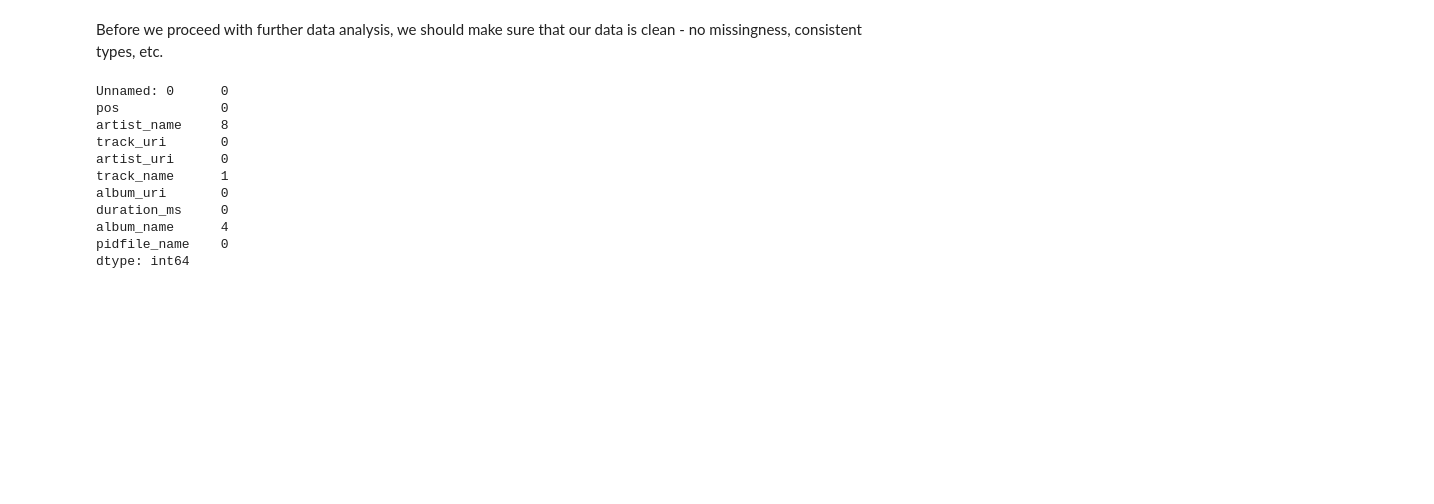
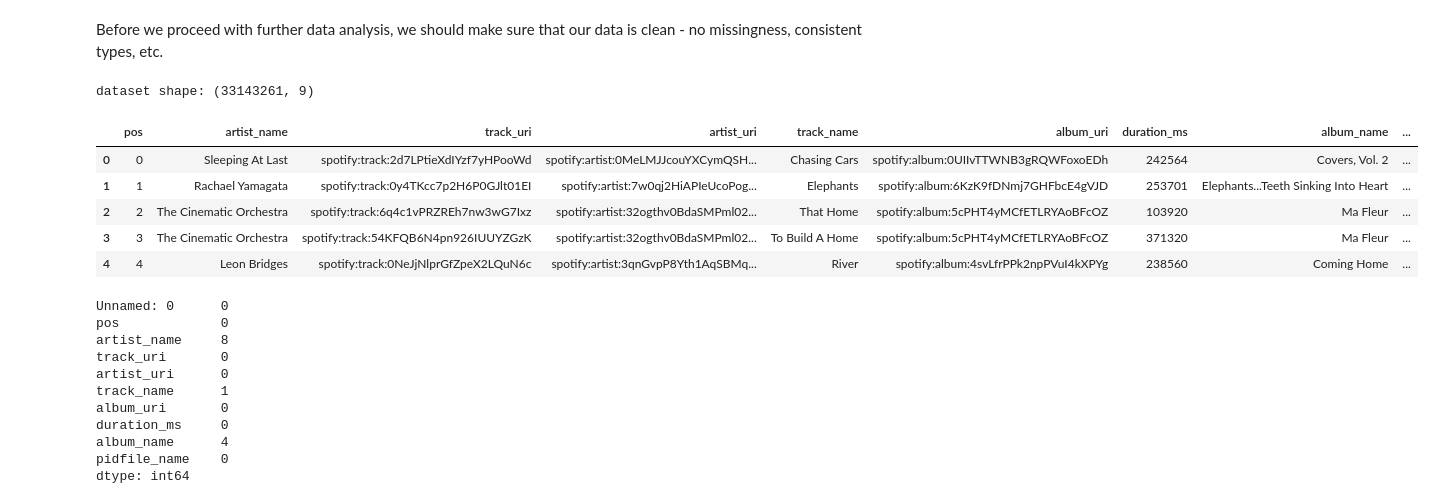
Before and after one commit to jamilla-az/spotify-recommender, a Jupyter notebook: notebook/FinalProject31.ipynb, the cells around one changed output. Cells and saved outputs as stored; diff of their text form; code cells hidden in the pictures; blank space fills up the shorter version.

```diff
--- a/notebook/FinalProject31.ipynb
+++ b/notebook/FinalProject31.ipynb
@@ -104,3 +128,15 @@ Before we proceed with further data analysis, we should make sure that our data
+# %%
+songs = pd.read_csv('/content/drive/My Drive/CS109A project/Spotify/500k_playlists.csv', index_col=0)
+print(f'dataset shape: {songs.shape}')
+songs.head()
+# %% [output]
+dataset shape: (33143261, 9)
+|  | pos | artist_name | track_uri | artist_uri | track_name | album_uri | duration_ms | album_name | ... |
+| 0 | 0 | Sleeping At Last | spotify:track:2d7LPtieXdIYzf7yHPooWd | spotify:artist:0MeLMJJcouYXCymQSH... | Chasing Cars | spotify:album:0UIIvTTWNB3gRQWFoxoEDh | 242564 | Covers, Vol. 2 | ... |
+| 1 | 1 | Rachael Yamagata | spotify:track:0y4TKcc7p2H6P0GJlt01EI | spotify:artist:7w0qj2HiAPIeUcoPog... | Elephants | spotify:album:6KzK9fDNmj7GHFbcE4gVJD | 253701 | Elephants...Teeth Sinking Into Heart | ... |
+| 2 | 2 | The Cinematic Orchestra | spotify:track:6q4c1vPRZREh7nw3wG7Ixz | spotify:artist:32ogthv0BdaSMPml02... | That Home | spotify:album:5cPHT4yMCfETLRYAoBFcOZ | 103920 | Ma Fleur | ... |
+| 3 | 3 | The Cinematic Orchestra | spotify:track:54KFQB6N4pn926IUUYZGzK | spotify:artist:32ogthv0BdaSMPml02... | To Build A Home | spotify:album:5cPHT4yMCfETLRYAoBFcOZ | 371320 | Ma Fleur | ... |
+| 4 | 4 | Leon Bridges | spotify:track:0NeJjNlprGfZpeX2LQuN6c | spotify:artist:3qnGvpP8Yth1AqSBMq... | River | spotify:album:4svLfrPPk2npPVuI4kXPYg | 238560 | Coming Home | ... |
 # %%
 #are there any missing values?
 songs.isnull().sum()
```
Also changed, not shown: parts of 61 cells of this notebook.
